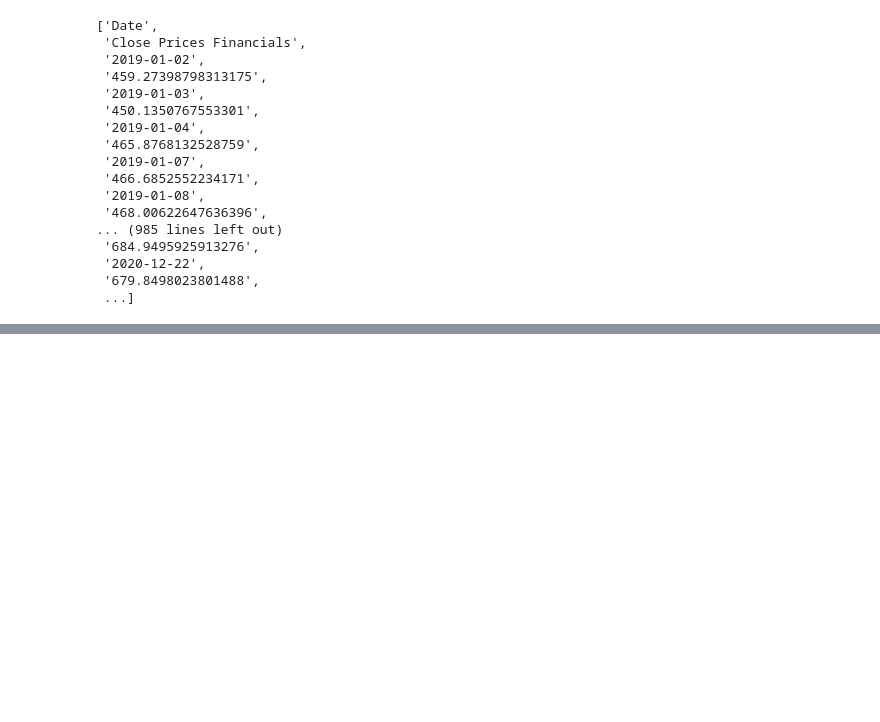
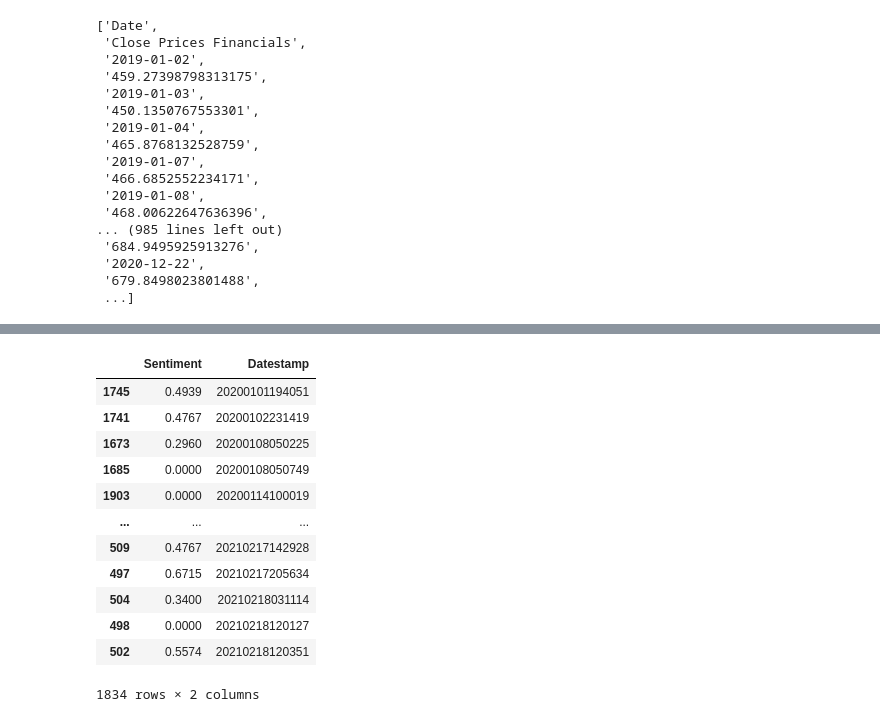
Before and after one commit to kimberlyhau/StockMarketPredictor, a Jupyter notebook: LSTMModel_Predictor.ipynb, the cells around one changed output, grey strips where cells are left out. Drawn from its saved outputs; the diff is of its cells as text; code cells hidden in the pictures; blank space fills up the shorter version.

```diff
--- a/LSTMModel_Predictor.ipynb
+++ b/LSTMModel_Predictor.ipynb
@@ -131,6 +217,22 @@ sentiment_df_sorted = sentiment_df.sort_values('Datestamp')
 # %%
-X_train = (sentiment_df_sorted[:int(sentiment_df.shape[0]*0.8)]).sample(frac=1).reset_index(drop=True)
-test_and_val = (sentiment_df_sorted[int(sentiment_df.shape[0]*0.8):]).sample(frac=1)
-X_test = test_and_val[:int(test_and_val.shape[0]*0.5)].reset_index(drop=True)
-X_val = test_and_val[int(test_and_val.shape[0]*0.5):].reset_index(drop=True)
+y_train = (sentiment_stockprice_df[:int(sentiment_df.shape[0]*0.8)])#.sample(frac=1).reset_index(drop=True)
+#test_and_val = (sentiment_df_sorted[int(sentiment_df.shape[0]*0.8):]).sample(frac=1) # how would we splt with
+#y_test = test_and_val[:int(test_and_val.shape[0]*0.5)].reset_index(drop=True)
+#y_val = test_and_val[int(test_and_val.shape[0]*0.5):].reset_index(drop=True)
+# %%
+X_train.iloc[:-1]
+# %% [output]
+|  | Sentiment | Datestamp |
+| 1745 | 0.4939 | 20200101194051 |
+| 1741 | 0.4767 | 20200102231419 |
+| 1673 | 0.2960 | 20200108050225 |
+| 1685 | 0.0000 | 20200108050749 |
+| 1903 | 0.0000 | 20200114100019 |
+| ... | ... | ... |
+| 509 | 0.4767 | 20210217142928 |
+| 497 | 0.6715 | 20210217205634 |
+| 504 | 0.3400 | 20210218031114 |
+| 498 | 0.0000 | 20210218120127 |
+| 502 | 0.5574 | 20210218120351 |
+1834 rows × 2 columns
 # %%
```
Also changed, not shown: parts of 15 cells of this notebook.
